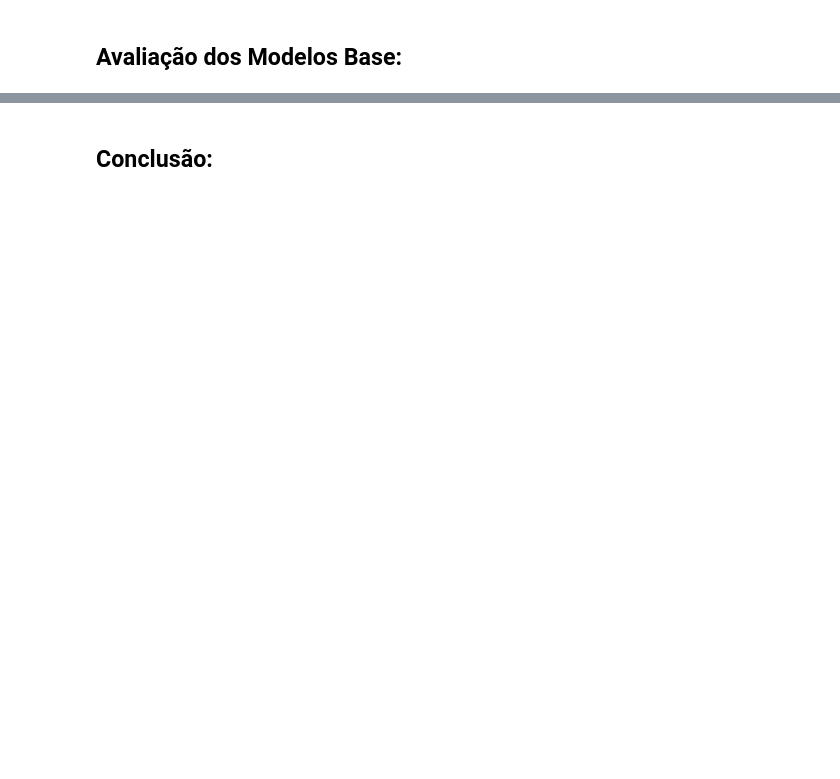
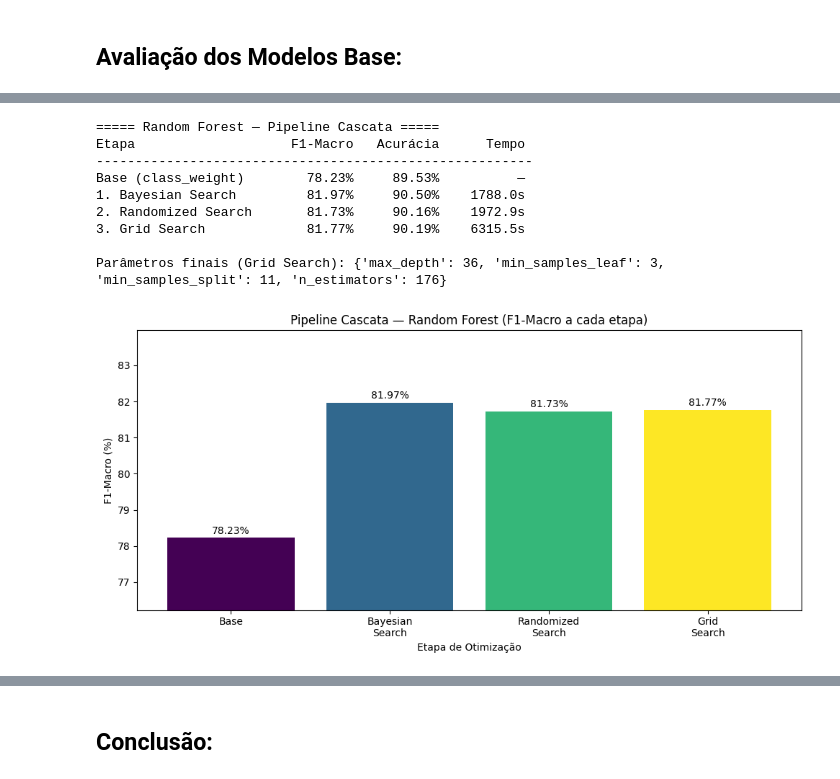
Before and after one commit to dutrapedro06/Machine-Learning, a Jupyter notebook: AV2/Classificacao/classificacao_Pedro_Dutra.ipynb, the cells around one changed output, grey strips where cells are left out. Saved outputs shown, nothing was run; the diff lists cells and outputs as text; code cells hidden in the pictures; blank space fills up the shorter version.

```diff
--- a/AV2/Classificacao/classificacao_Pedro_Dutra.ipynb
+++ b/AV2/Classificacao/classificacao_Pedro_Dutra.ipynb
@@ -1268,0 +1285,42 @@ nem sempre é necessário para obter bons resultados.
+# %%
+# Consolidando resultados do pipeline cascata — Random Forest
+f1_base_rf = resultados_base['Random Forest']['f1_macro']
+
+print('===== Random Forest — Pipeline Cascata =====')
+print(f'{"Etapa":<22} {"F1-Macro":>10} {"Acurácia":>10} {"Tempo":>10}')
+print('-' * 56)
+print(f'{"Base (class_weight)":<22} {f1_base_rf*100:>9.2f}% {resultados_base["Random Forest"]["acc"]*100:>9.2f}% {"—":>10}')
+print(f'{"1. Bayesian Search":<22} {f1_bayes_rf*100:>9.2f}% {acc_bayes_rf*100:>9.2f}% {tempo_bayes_rf:>9.1f}s')
+print(f'{"2. Randomized Search":<22} {f1_random_rf*100:>9.2f}% {acc_random_rf*100:>9.2f}% {tempo_random_rf:>9.1f}s')
+print(f'{"3. Grid Search":<22} {f1_grid_rf*100:>9.2f}% {acc_grid_rf*100:>9.2f}% {tempo_grid_rf:>9.1f}s')
+print()
+print('Parâmetros finais (Grid Search):', grid_rf.best_params_)
+
+# Gráfico
+etapas_rf = ['Base', 'Bayesian\nSearch', 'Randomized\nSearch', 'Grid\nSearch']
+f1s_rf    = [f1_base_rf*100, f1_bayes_rf*100, f1_random_rf*100, f1_grid_rf*100]
+
+plt.figure(figsize=(10, 5))
+bars = plt.bar(etapas_rf, f1s_rf, color=['#440154', '#31688e', '#35b779', '#fde725'])
+plt.title('Pipeline Cascata — Random Forest (F1-Macro a cada etapa)')
+plt.xlabel('Etapa de Otimização')
+plt.ylabel('F1-Macro (%)')
+plt.ylim(min(f1s_rf) - 2, max(f1s_rf) + 2)
+for bar, val in zip(bars, f1s_rf):
+    plt.text(bar.get_x() + bar.get_width()/2, bar.get_height() + 0.05,
+             f'{val:.2f}%', ha='center', va='bottom', fontsize=10)
+plt.tight_layout()
+plt.show()
+
+melhor_modelo_rf = grid_rf.best_estimator_
+# %% [output]
+===== Random Forest — Pipeline Cascata =====
+Etapa                    F1-Macro   Acurácia      Tempo
+--------------------------------------------------------
+Base (class_weight)        78.23%     89.53%          —
+1. Bayesian Search         81.97%     90.50%    1788.0s
+2. Randomized Search       81.73%     90.16%    1972.9s
+3. Grid Search             81.77%     90.19%    6315.5s
+
+Parâmetros finais (Grid Search): {'max_depth': 36, 'min_samples_leaf': 3, 'min_samples_split': 11, 'n_estimators': 176}
+[figure, added]
```
Also changed, not shown: parts of 55 cells of this notebook, 1 other file.
